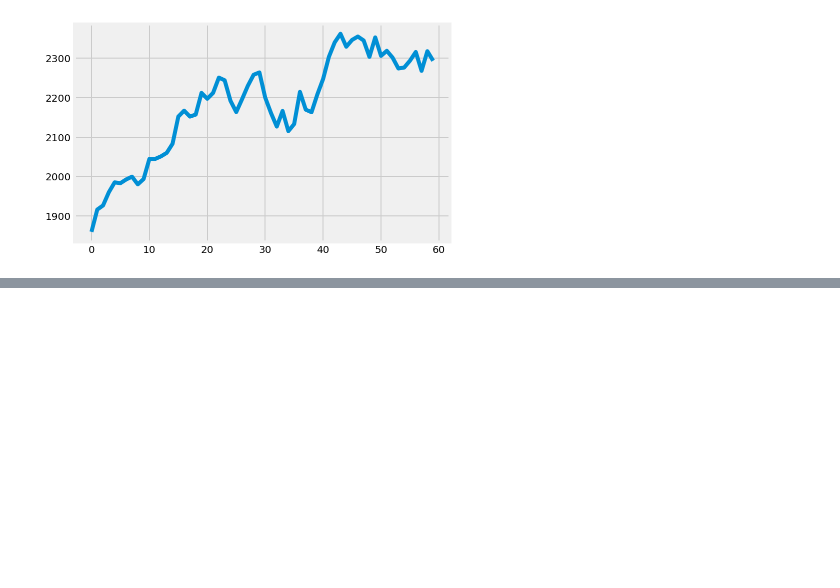
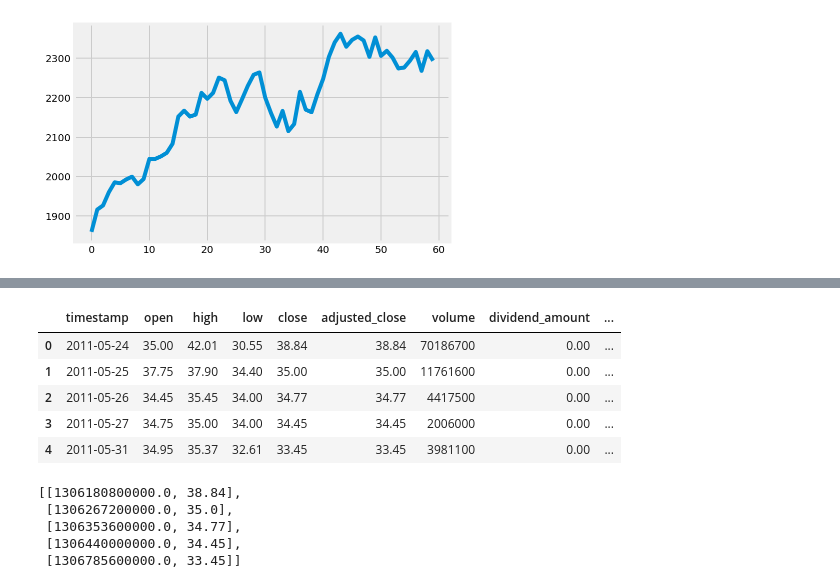
Before and after one commit to nerevar/stock_prices, a Jupyter notebook: analyze_data.ipynb, the cells around one changed output, grey strips where cells are left out. Cells and saved outputs as stored; diff of their text form; code cells hidden in the pictures; blank space fills up the shorter version.

```diff
--- a/analyze_data.ipynb
+++ b/analyze_data.ipynb
@@ -101,0 +114,18 @@ plt.plot(list(yndx.CLOSE))
+# %%
+df['date_field'] = df.timestamp.apply(lambda x: int(datetime.strptime(x, '%Y-%m-%d').timestamp()) * 1000)
+df.head()
+# %% [output]
+|  | timestamp | open | high | low | close | adjusted_close | volume | dividend_amount | ... |
+| 0 | 2011-05-24 | 35.00 | 42.01 | 30.55 | 38.84 | 38.84 | 70186700 | 0.00 | ... |
+| 1 | 2011-05-25 | 37.75 | 37.90 | 34.40 | 35.00 | 35.00 | 11761600 | 0.00 | ... |
+| 2 | 2011-05-26 | 34.45 | 35.45 | 34.00 | 34.77 | 34.77 | 4417500 | 0.00 | ... |
+| 3 | 2011-05-27 | 34.75 | 35.00 | 34.00 | 34.45 | 34.45 | 2006000 | 0.00 | ... |
+| 4 | 2011-05-31 | 34.95 | 35.37 | 32.61 | 33.45 | 33.45 | 3981100 | 0.00 | ... |
+# %%
+df[['date_field', 'close']].values.tolist()[:5]
+# %% [output]
+[[1306180800000.0, 38.84],
+ [1306267200000.0, 35.0],
+ [1306353600000.0, 34.77],
+ [1306440000000.0, 34.45],
+ [1306785600000.0, 33.45]]
```
Also changed, not shown: parts of 1 cell of this notebook.
